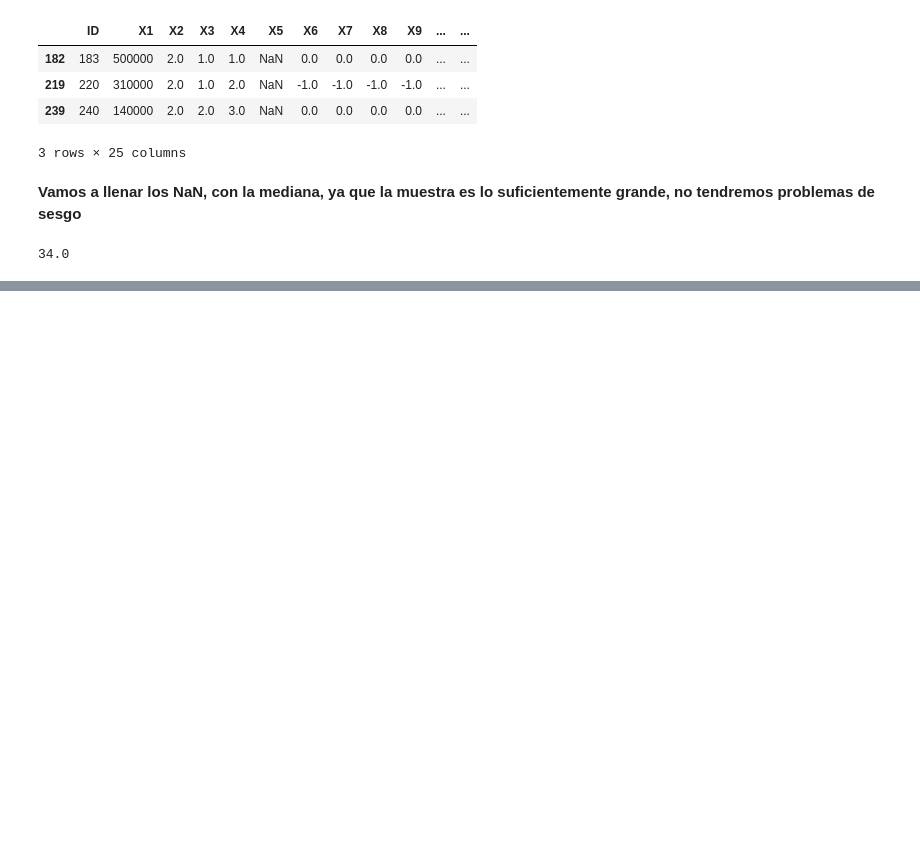
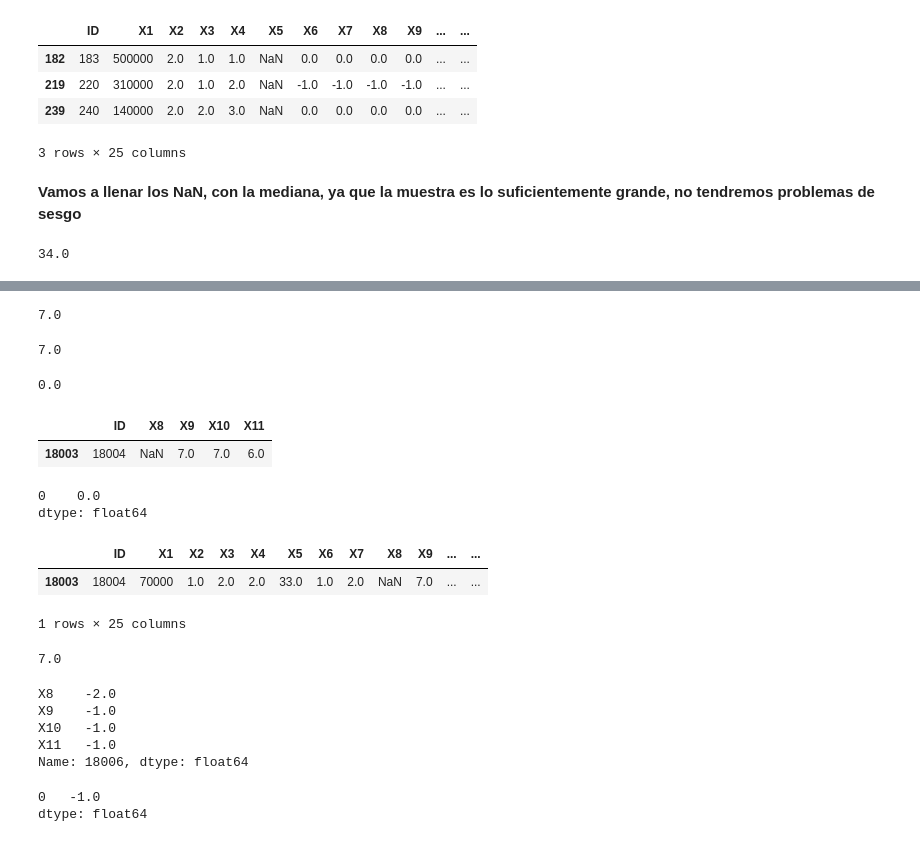
Before and after one commit to PosgradoMNA/actividades-de-aprendizaje-rafaelsangarcia, a Jupyter notebook: Actividad3_A01182780.ipynb, the cells around one changed output, grey strips where cells are left out. Saved outputs shown, nothing was run; the diff lists cells and outputs as text; code cells hidden in the pictures; blank space fills up the shorter version.

```diff
--- a/Actividad3_A01182780.ipynb
+++ b/Actividad3_A01182780.ipynb
@@ -238,0 +282,4 @@ ndf[ndf['X8'].isnull()]
+# %%
+ndf3[ndf3['ID']==18004].iloc[0,2]
+# %% [output]
+7.0
@@ -238,0 +299,4 @@ ndf[ndf['X8'].isnull()]
+# %%
+m
+# %% [output]
+7.0
@@ -238,0 +305,41 @@ ndf[ndf['X8'].isnull()]
+# %%
+ndf4=ndf.copy()
+ndf4.fillna(ndf4['X8'].mode()[0],inplace= True,axis =0)
+ndf4[ndf4['ID']==18004].iloc[0,8]
+# %% [output]
+0.0
+# %%
+ndf4.at[18003,'X8']=7
+# %%
+ndf3[ndf3['ID']==18004]
+# %% [output]
+|  | ID | X8 | X9 | X10 | X11 |
+| 18003 | 18004 | NaN | 7.0 | 7.0 | 6.0 |
+# %%
+ndf4['X8'].mode()
+# %% [output]
+0    0.0
+dtype: float64
+# %%
+ndf4[ndf4['ID']==18004]
+# %% [output]
+|  | ID | X1 | X2 | X3 | X4 | X5 | X6 | X7 | X8 | X9 | ... | ... |
+| 18003 | 18004 | 70000 | 1.0 | 2.0 | 2.0 | 33.0 | 1.0 | 2.0 | NaN | 7.0 | ... | ... |
+1 rows × 25 columns
+# %%
+pd.Series(moda_list).mode()[0]
+# %% [output]
+7.0
+# %%
+ndf3.iloc[18003]
+# %% [output]
+X8    -2.0
+X9    -1.0
+X10   -1.0
+X11   -1.0
+Name: 18006, dtype: float64
+# %%
+ndf3.iloc[18003].mode()
+# %% [output]
+0   -1.0
+dtype: float64
```
Also changed, not shown: parts of 9 cells of this notebook.
